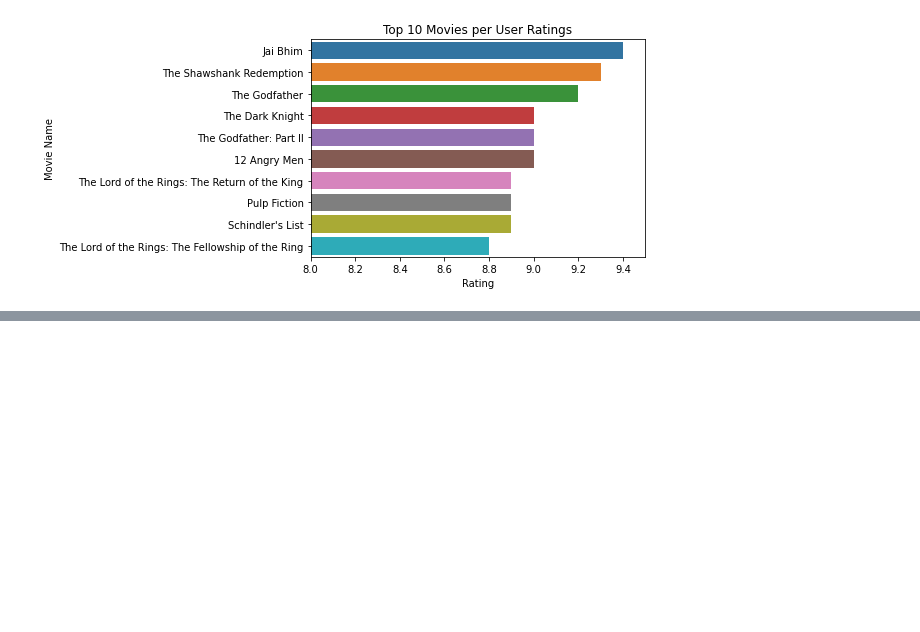
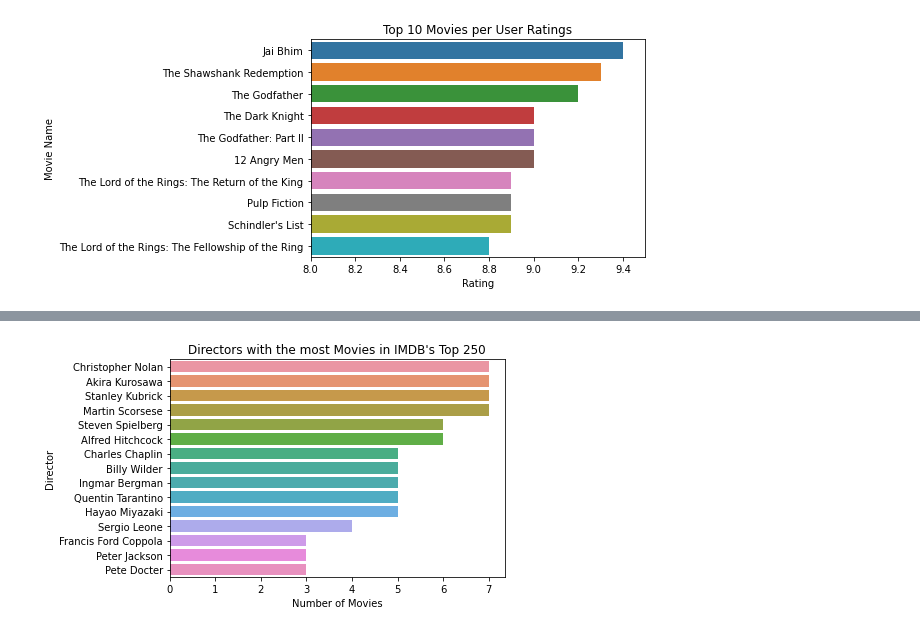
Before and after one commit to fcyydd/movie-recommender, a Jupyter notebook: analysis.ipynb, the cells around one changed output, grey strips where cells are left out. Saved outputs shown, nothing was run; the diff lists cells and outputs as text; code cells hidden in the pictures; blank space fills up the shorter version.

```diff
--- a/analysis.ipynb
+++ b/analysis.ipynb
@@ -52,3 +53,13 @@ alt.Chart(data).mark_circle(opacity=0.3, color='purple').encode(
 ).properties(width=1000,height=350).configure_title(fontSize=14).configure(background="lightgrey").interactive()
 # %% [output]
 [interactive output not drawn]
+# %%
+# Actors with the most Movies in IMDB's Top 250
+top_directors = data.groupby('Director')['Movie Name'].count().sort_values(ascending=False).head(15)
+sns.barplot(x=top_directors, y=top_directors.index)
+plt.title('Directors with the most Movies in IMDB\'s Top 250')
+plt.xlabel('Number of Movies')
+plt.ylabel('Director')
+plt.show()
+# %% [output]
+[figure, added]
```
Also changed, not shown: parts of 7 cells of this notebook.
